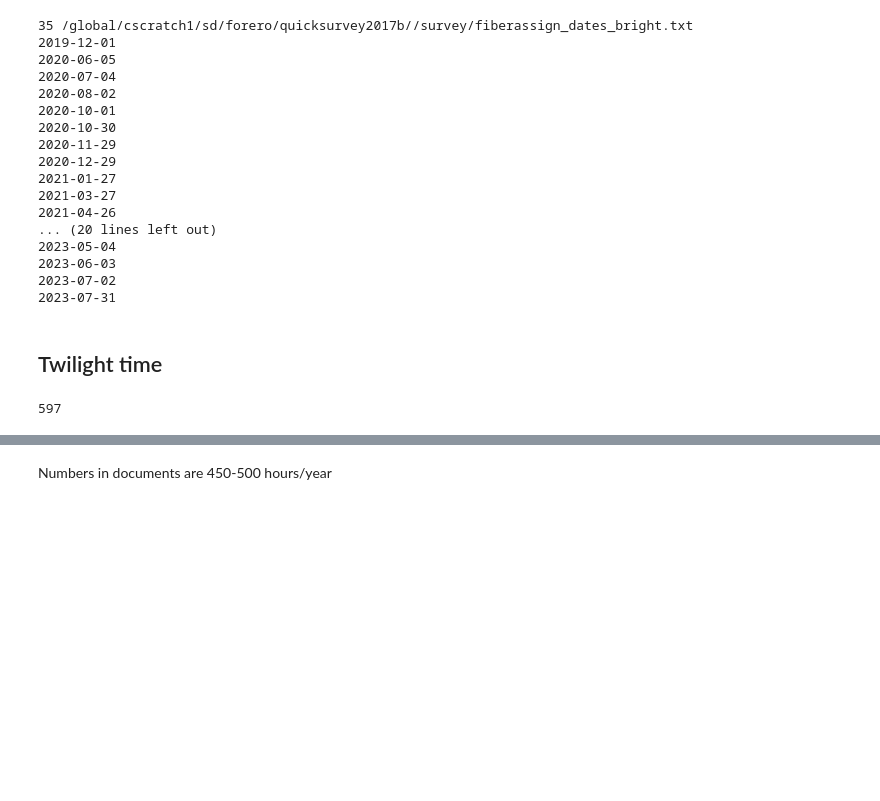
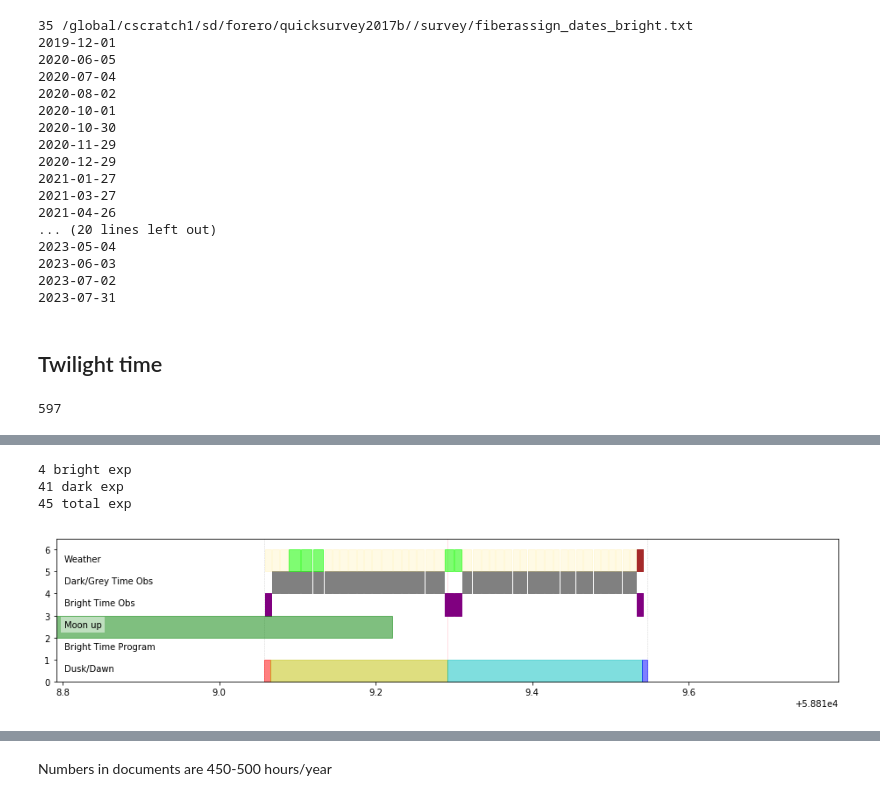
Before and after one commit to apcooper/desinb, a Jupyter notebook: quicksurvey2017b.ipynb, the cells around one changed output, grey strips where cells are left out. Drawn from its saved outputs; the diff is of its cells as text; code cells hidden in the pictures; blank space fills up the shorter version.

```diff
--- a/quicksurvey2017b.ipynb
+++ b/quicksurvey2017b.ipynb
@@ -260,0 +378,7 @@ Example bright night exposure:
+# %%
+plot_exposures(0,1)
+# %% [output]
+4 bright exp
+41 dark exp
+45 total exp
+[figure, added]
```
Also changed, not shown: parts of 11 cells of this notebook.
